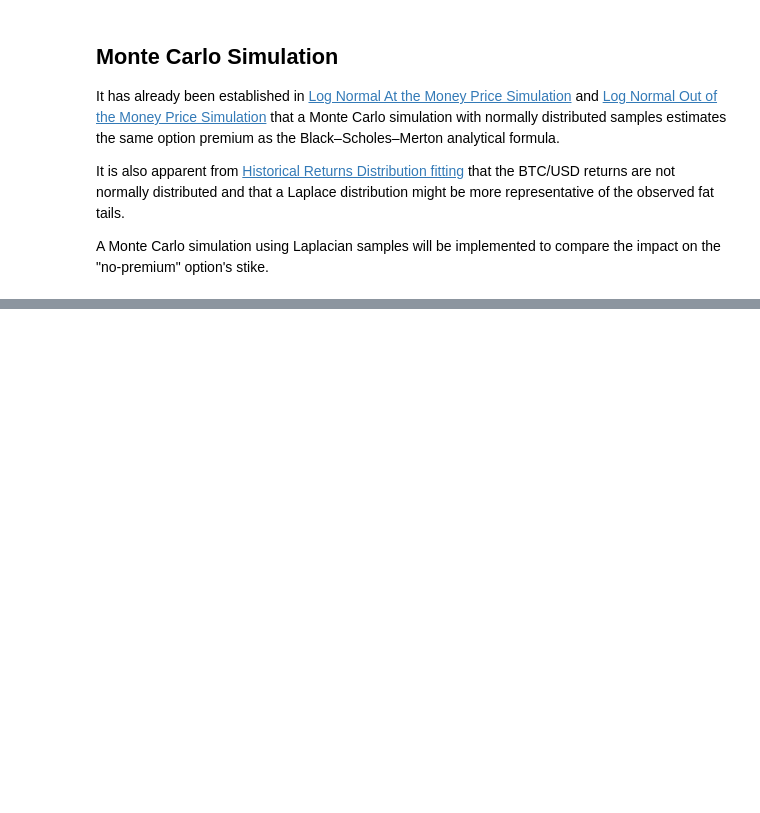
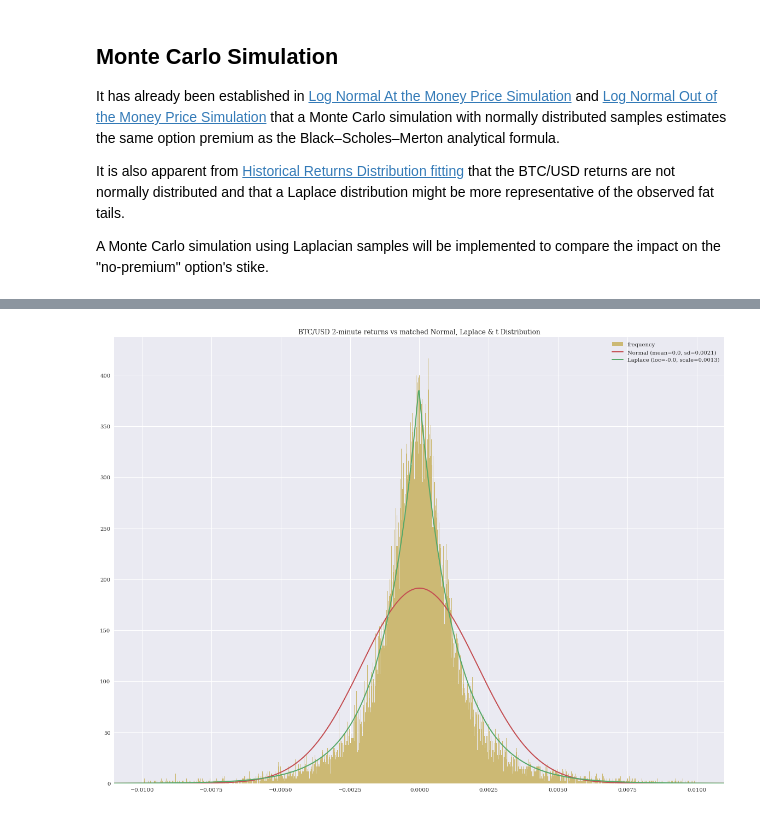
Before and after one commit to sebastienverreault/option_risk_analysis2, a Jupyter notebook: laplacian_out_money_simulation.ipynb, the cells around one changed output, grey strips where cells are left out. Cells and saved outputs as stored; diff of their text form; code cells hidden in the pictures; blank space fills up the shorter version.

```diff
--- a/laplacian_out_money_simulation.ipynb
+++ b/laplacian_out_money_simulation.ipynb
@@ -185,19 +194,0 @@ md(f"""### Simulation calculated variables
-# %%
-
-# Using the most recent 30 days worth of data only
-# nb_2min_in_30d = 30*24*60/2 # = 21600
-# ret_2min = btcusd_1min['ret_2min'][-21600:]
-ret_2min = btcusd_1min['ret_2min'][2:]
-
-# override the 2-min vol
-vol_2min = ret_2min.std()
-
-# number of 2-minute per year
-nb_2min_per_year = 60/2 * 24 * 365.25
-vol_ann = vol_2min * sqrt(nb_2min_per_year)
-
-mean = ret_2min.mean()
-std = ret_2min.std()
-
-# Fit the Laplace PDF.
-loc,scale = laplace.fit(ret_2min)
@@ -204,3 +234,39 @@ loc,scale = laplace.fit(ret_2min)
+# %%
+
+mean = ret_2min.mean()
+std = ret_2min.std()
+
+plt.figure(figsize=(20, 15))
+# plt.figure(figsize=(16, 10))
+plt.title("BTC/USD 2-minute returns vs matched Normal, Laplace & t Distribution")
+plt.hist(ret_2min, color='C4', bins=1000, label='frequency', align='mid', density=True, range=[-0.01,0.01]);
+# plt.hist(ret_2min, color='C4', bins=1000, label='frequency', align='mid', density=True, range=[-0.01,0.01], log=True);
+# plt.axvline(mean - 3 * std, color='m', label=f'Normal -3 sd ({(mean - 3 * std).round(4)})', linestyle='--')
+# plt.axvline(mean - 4 * std, color='k', label=f'Normal -4 sd ({(mean - 4 * std).round(4)})', linestyle='--')
+
+#  Plot the Normal PDF.
+# m,s = norm.fit(ret_2min)
+xmin, xmax = plt.xlim()
+x = np.linspace(xmin, xmax, 1000)
+p = norm.pdf(x, m, s)
+ST_norm = S0 * np.exp(norm.rvs(m, s, size=I, random_state=99))
+plt.plot(x, p, color='C2', linewidth=2, scalex=False, scaley=False, label=f"Normal (mean={m.round(4)}, sd={s.round(4)})")
+
+#  Plot the Laplace PDF.
+# loc,scale = laplace.fit(ret_2min)
+l = laplace.pdf(x, loc, scale)
+ST_laplace = S0 * np.exp(laplace.rvs(loc, scale, size=I, random_state=99))
+plt.plot(x, l, color='C1', linewidth=2, scalex=False, scaley=False, label=f"Laplace (loc={loc.round(4)}, scale={scale.round(4)})")
+
+# #  Plot the student-t PDF.
+# df, tloc, tscale = student_t.fit(ret_2min)
+# t = student_t.pdf(x, df, tloc, tscale)
+# plt.plot(x, t, color='C3', linewidth=2, scalex=False, scaley=False, label=f"Student's t (df={df.round(2)}, tloc={tloc.round(4)}, tscale={tscale.round(4)})")
+
+plt.legend(loc="best");
+plt.show()
+# %% [output]
+[figure, added]
 # %%
 
 # Calculate the fee
```
Also changed, not shown: parts of 7 cells of this notebook, 1 other file.
